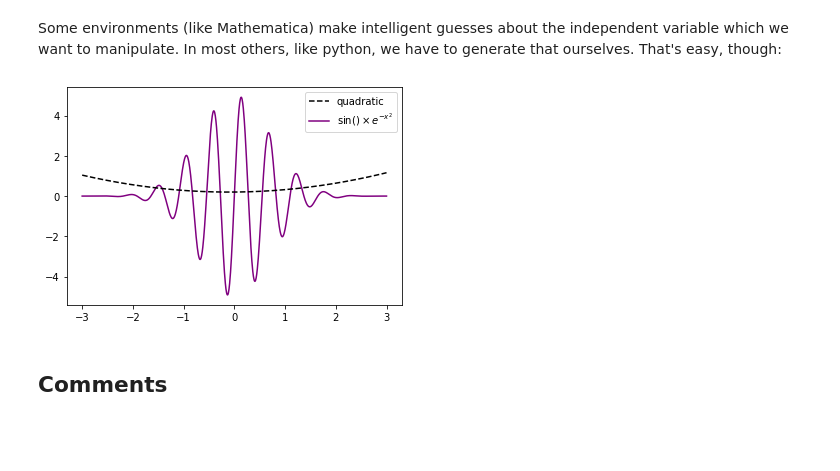
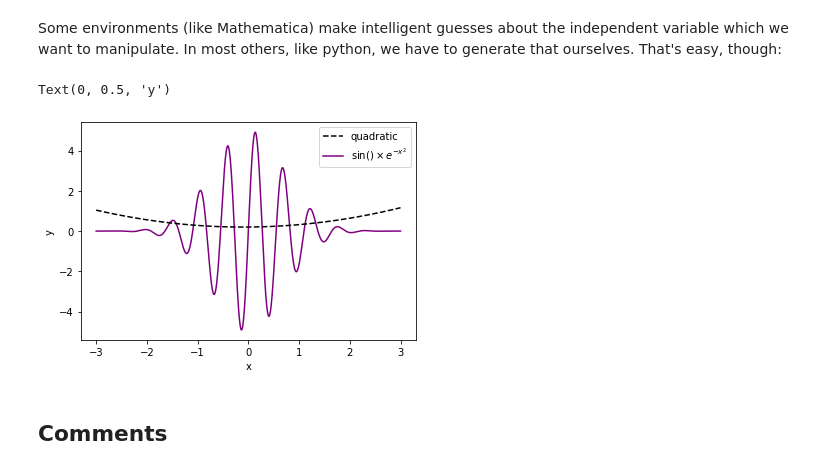
Before and after one commit to willclarkson/astr330_umdearborn, a Jupyter notebook: notebooks/2025-10-01_getting_started_with_python.ipynb, the cells around one changed output. Drawn from its saved outputs; the diff is of its cells as text; code cells hidden in the pictures; blank space fills up the shorter version.

```diff
--- a/notebooks/2025-10-01_getting_started_with_python.ipynb
+++ b/notebooks/2025-10-01_getting_started_with_python.ipynb
@@ -165,20 +165,21 @@ x = np.linspace(-3., 3., nfine, endpoint=True)
 # %%
 fig3=plt.figure(3)
 ax3=fig3.add_subplot(111)
 
 # (Notice that in python, raising to the power means using "**" and not "^".
 # So for example "x squared" is written "x**2".
 
 dum1 = ax3.plot(x, 0.1*x**2 + 0.02*x + 0.2, color='black', ls='--', zorder=5, label='quadratic')
 dum2 = ax3.plot(x, np.sin(np.degrees(0.2*x))*5.*np.exp(0.-x**2), color='purple', ls='-', \
                 zorder=2, label=r'$\sin( ) \times e^{-x^2}$')
 
 leg=ax3.legend()
 
-ax3.set_label('x')
-ax3.set_label('y')
+ax3.set_xlabel('x')
+ax3.set_ylabel('y')
 # %% [output]
+Text(0, 0.5, 'y')
-[figure, old version]
+[figure, new version]
 # %% [markdown]
 ## Comments ##
 # %% [markdown]
```
